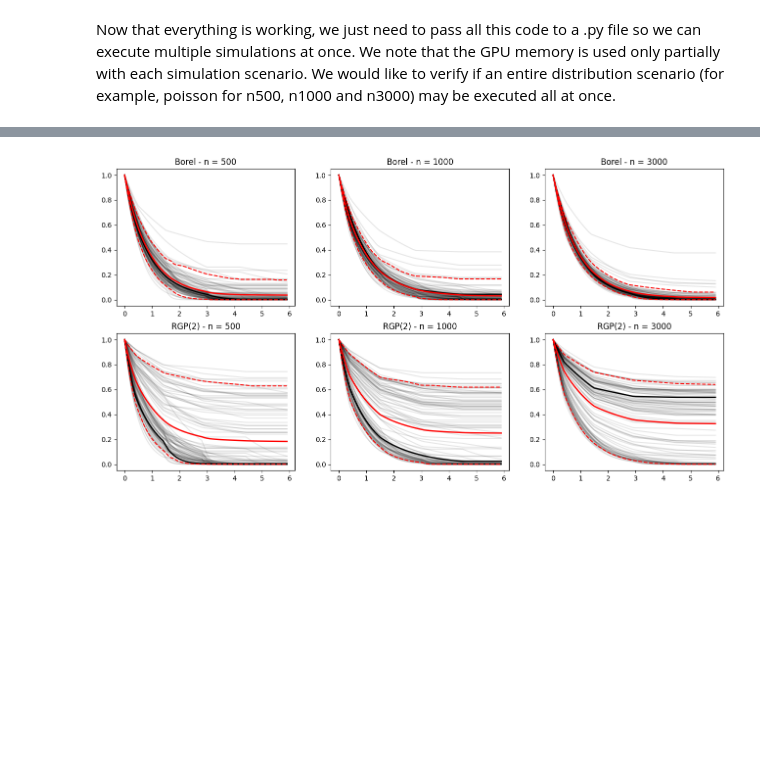
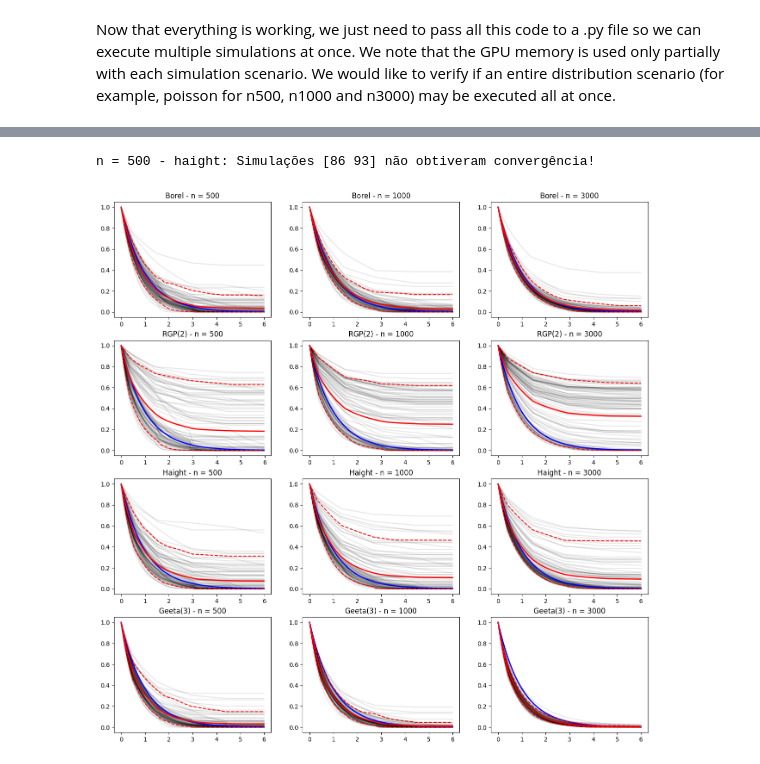
Before and after one commit to nhilariosilva/mps_neuralnet, a Jupyter notebook: Fashion-MNIST - Data Fitting.ipynb, the cells around one changed output, grey strips where cells are left out. Drawn from its saved outputs; the diff is of its cells as text; code cells hidden in the pictures; blank space fills up the shorter version.

Commit message:
All simulations done and metrics obtained... Not good results for NB(2), RPG(2), Haight, Geeta(3). ;-;

```diff
--- a/Fashion-MNIST - Data Fitting.ipynb
+++ b/Fashion-MNIST - Data Fitting.ipynb
@@ -520,19 +505,0 @@ np.float64(12.206072645530174)
-# %%
-data = pd.read_csv("SimulationResults/Scenario2/n3000/geeta3/30/alpha_s.csv")
-alpha = data.alpha.to_numpy()
-s_t = data.s.to_numpy()
-
-tv = np.arange(0, s_t[-1], 0.1)
-S1v = S1(tv, alpha, s_t)
-
-alpha_xie = np.array([1, 1, 1, 1, 1, 1])
-S1v_xie = S1(tv, alpha_xie, s_t)
-
-print("alpha estimado: {}".format(alpha))
-print("alpha xie: {}".format(alpha_xie))
-
-fig, ax = plt.subplots(figsize = (12, 6))
-plt.plot(tv, S1v)
-plt.plot(tv, S1v_xie)
-plt.grid()
-plt.show()
@@ -550,7 +513,7 @@ def plot_S1(n, scenario, distribution, ax = None, title = ""):
 
         if(i == 1):
             s_t = data.s.to_numpy()
-            tv = np.arange(0, s_t[-1], 0.1)
+            tv = np.arange(0, s_t[-1], 0.01)
 
             alpha = data.alpha.to_numpy()
             S1i = S1(tv, alpha, s_t)
@@ -561,7 +524,7 @@ def plot_S1(n, scenario, distribution, ax = None, title = ""):
             S1i_table[0,:] = S1_mean
 
             alpha_xie = np.array([1, 1, 1, 1, 1, 1])
-            S1v_xie = S1i.copy()
+            S1v_xie = S1(tv, alpha_xie, s_t)
         else:
             alpha = data.alpha.to_numpy()
             S1i = S1(tv, alpha, s_t)
@@ -583,7 +546,8 @@ def plot_S1(n, scenario, distribution, ax = None, title = ""):
     S1q05 = np.quantile(S1i_table, 0.05, axis = 0)
     S1_mean = S1_mean / S1i_table.shape[0]
 
-    ax.plot(tv, S1v_xie, color = "black", linewidth = 2)
+    ax.plot(tv, S1v_xie, color = "blue", linewidth = 2)
+    # ax.plot(tv, np.exp(-tv), color = "black", linewidth = 2)
 
     ax.plot(tv, S1q95, color = "red", linestyle = "dashed")
     ax.plot(tv, S1q05, color = "red", linestyle = "dashed")
@@ -617,12 +602,21 @@ n = 1000 - mvnb2: Simulações [36] não obtiveram convergência!
 # %%
-fig, ax = plt.subplots(nrows = 2, ncols = 3, figsize = (16,8))
+fig, ax = plt.subplots(nrows = 4, ncols = 3, figsize = (16,16))
 
 plot_S1(500, 2, "borel", ax[0,0], "Borel - n = 500")
 plot_S1(1000, 2, "borel", ax[0,1], "Borel - n = 1000")
 plot_S1(3000, 2, "borel", ax[0,2], "Borel - n = 3000")
 
 plot_S1(500, 2, "rgp2", ax[1,0], "RGP(2) - n = 500")
 plot_S1(1000, 2, "rgp2", ax[1,1], "RGP(2) - n = 1000")
 plot_S1(3000, 2, "rgp2", ax[1,2], "RGP(2) - n = 3000")
+
+plot_S1(500, 2, "haight", ax[2,0], "Haight - n = 500")
+plot_S1(1000, 2, "haight", ax[2,1], "Haight - n = 1000")
+plot_S1(3000, 2, "haight", ax[2,2], "Haight - n = 3000")
+
+plot_S1(500, 2, "geeta3", ax[3,0], "Geeta(3) - n = 500")
+plot_S1(1000, 2, "geeta3", ax[3,1], "Geeta(3) - n = 1000")
+plot_S1(3000, 2, "geeta3", ax[3,2], "Geeta(3) - n = 3000")
 # %% [output]
+n = 500 - haight: Simulações [86 93] não obtiveram convergência!
-[figure, old version]
+[figure, new version]
```
Also changed, not shown: parts of 10 cells of this notebook, 14 other files.
